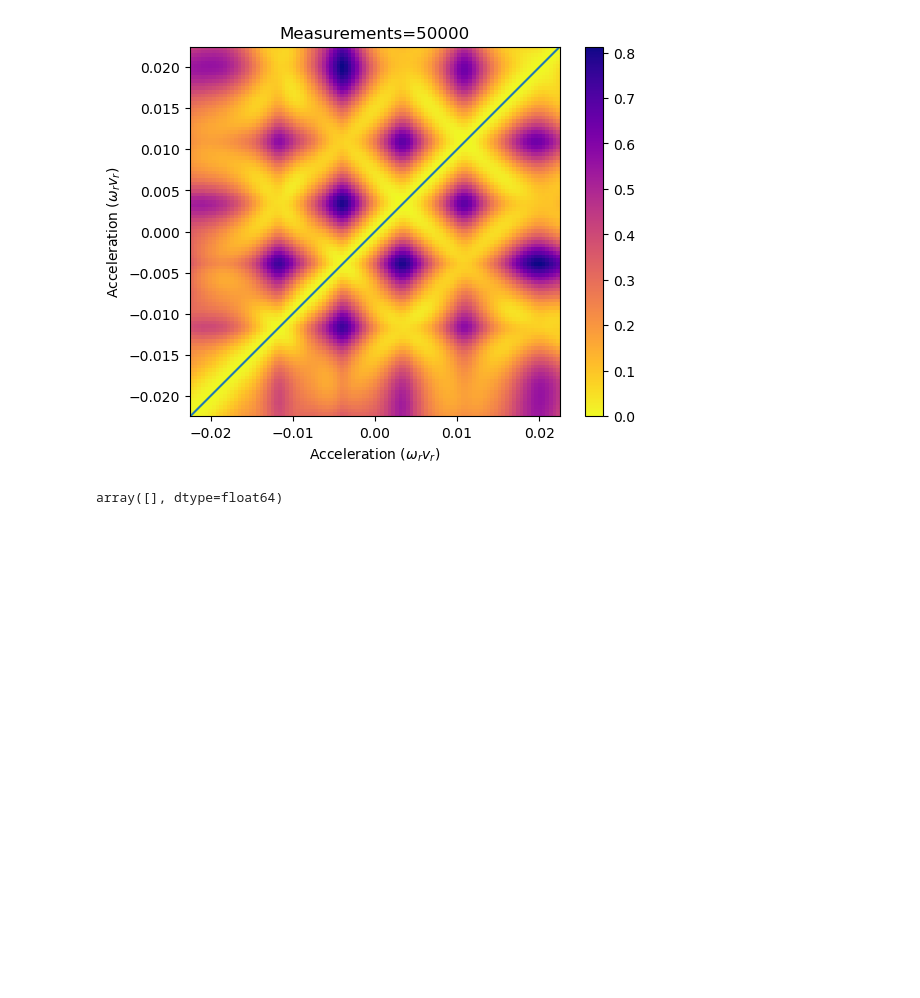
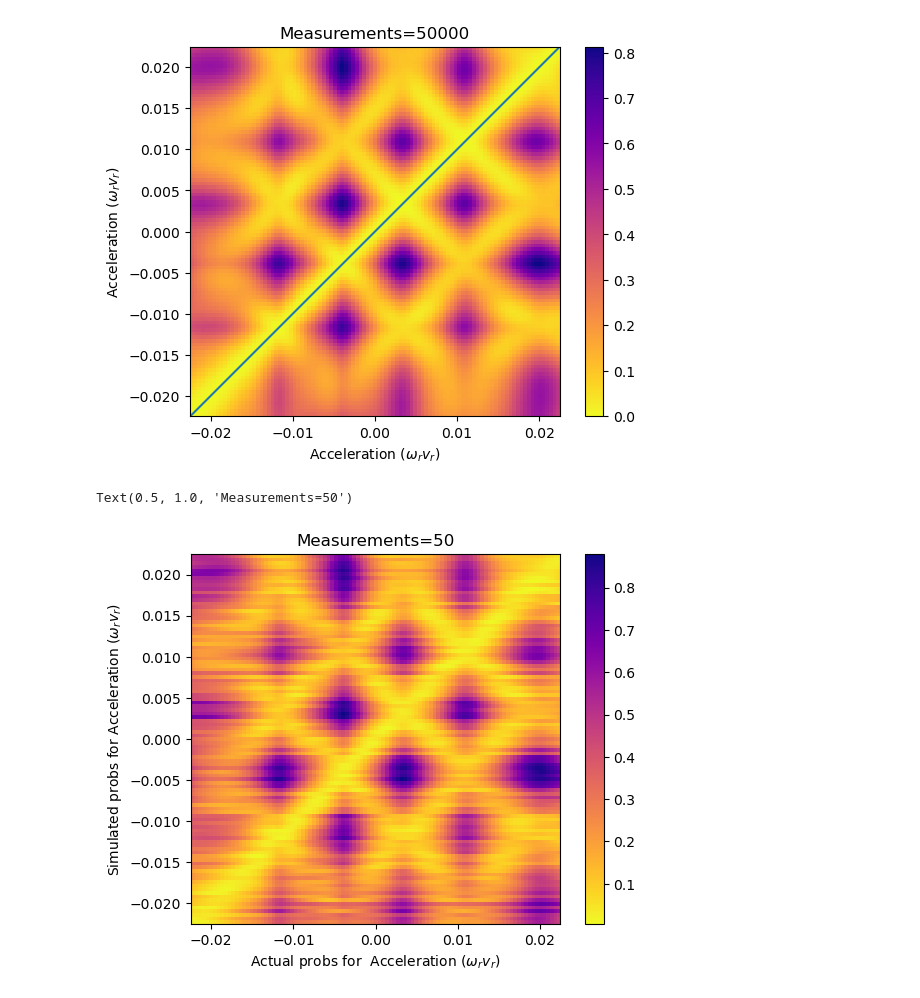
Before and after one commit to rootware/lattice_evolution, a Jupyter notebook: Python/Experimental_comparison.ipynb, the cells around one changed output. Saved outputs shown, nothing was run; the diff lists cells and outputs as text; code cells hidden in the pictures; blank space fills up the shorter version.

```diff
--- a/Python/Experimental_comparison.ipynb
+++ b/Python/Experimental_comparison.ipynb
@@ -52,7 +52,7 @@ for i in range(len(AList)):
     P_actual[i]=P_actual[i]/np.sum(P_actual[i]);
     #No errors
 
-    Runs=50000; # How many simulated data do we want
+    Runs=50; # How many simulated data do we want
     outcomes = np.random.default_rng().choice(PossibleOutcomes,size=Runs, p = P_actual[i]);
     unique, frequency = np.unique(outcomes, return_counts = True);
     his = np.bincount(outcomes,minlength=11)
@@ -99,7 +99,26 @@ plt.title("Measurements="+str(Runs))
 # %% [output]
 Text(0.5, 1.0, 'Measurements=50000')
 [figure]
-# %%
-P_simulated[np.isnan(P_simulated)]
-# %% [output]
-array([], dtype=float64)
+# %%
+
+acc = AList
+
+no_of_values = len(AList);
+JSDivergenceMatrix=np.zeros((no_of_values, no_of_values)) ;
+
+for i in range(no_of_values):
+    for j in range(no_of_values):
+        JSDivergenceMatrix [i][j]= JSDivergence(P_simulated[i], P_actual[j])
+
+plt.imshow(JSDivergenceMatrix, cmap="plasma_r", extent=[acc[0]    *1.0, acc[-1]    *1.0, acc[-1]    *1.0, acc[0]     *1.0])
+indices_JS = np.where(JSDivergenceMatrix==0)
+plt.plot(AList[indices_JS[1]]    *1.0, AList[indices_JS[0]]    *1.0)
+plt.gca().invert_yaxis();
+plt.colorbar()
+plt.xlabel("Actual probs for  Acceleration ($\omega_r v_r$)")
+plt.ylabel("Simulated probs for Acceleration ($\omega_r v_r$)")
+plt.title("Measurements="+str(Runs))
+#plt.savefig("JS_acc.png")
+# %% [output]
+Text(0.5, 1.0, 'Measurements=50')
+[figure, added]
```
Also changed, not shown: parts of 2 cells of this notebook.
